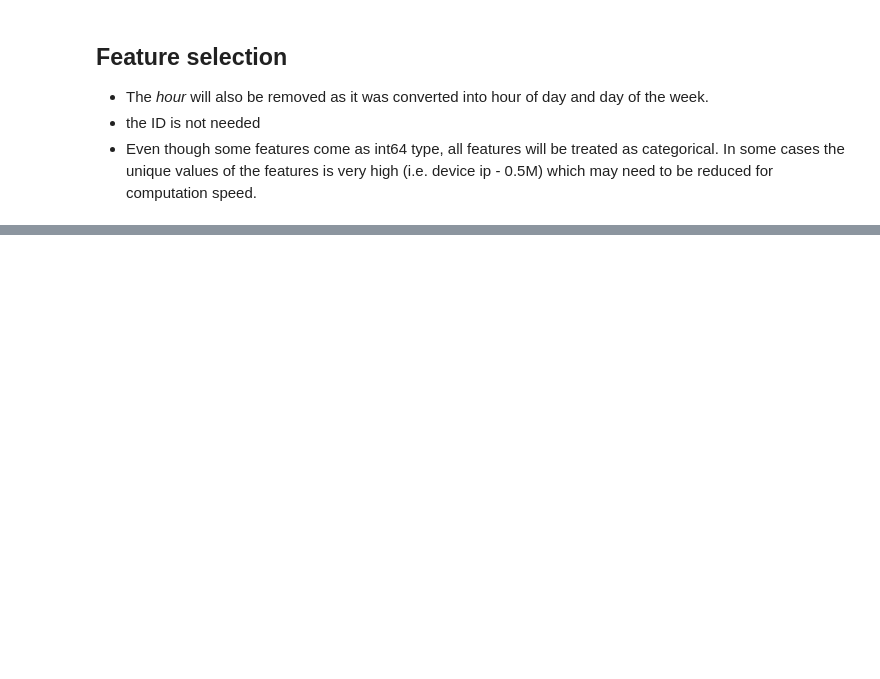
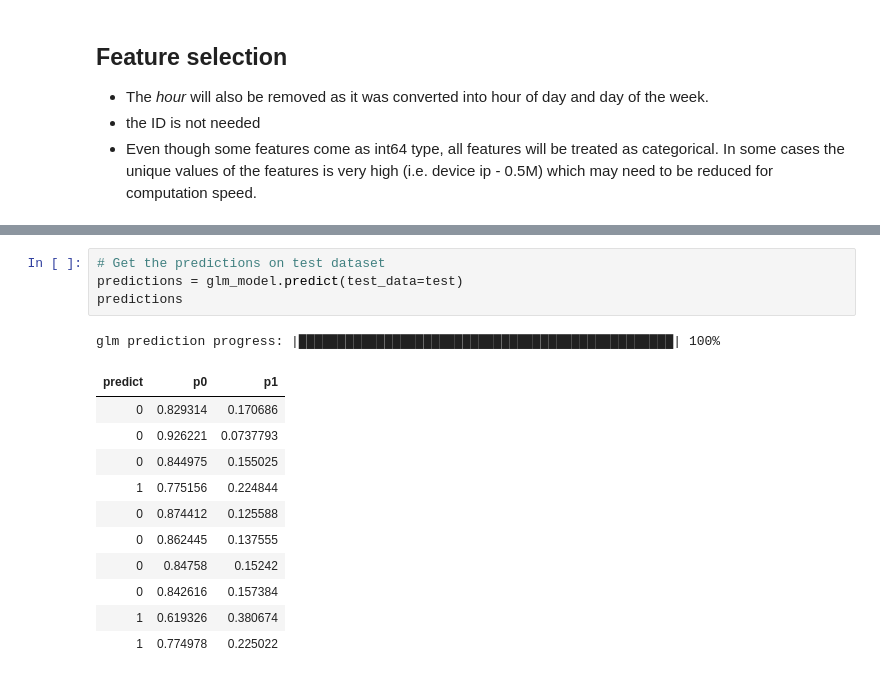
Before and after one commit to ppetruneac/ctr-prediction, a Jupyter notebook: CTR_prediction.ipynb, the cells around one changed output, grey strips where cells are left out. Drawn from its saved outputs; the diff is of its cells as text; blank space fills up the shorter version.

```diff
--- a/CTR_prediction.ipynb
+++ b/CTR_prediction.ipynb
@@ -325,0 +456,17 @@ train_sample.shape
+# %%
+# Get the predictions on test dataset
+predictions = glm_model.predict(test_data=test)
+predictions
+# %% [output]
+glm prediction progress: |████████████████████████████████████████████████| 100%
+| predict | p0 | p1 |
+| 0 | 0.829314 | 0.170686 |
+| 0 | 0.926221 | 0.0737793 |
+| 0 | 0.844975 | 0.155025 |
+| 1 | 0.775156 | 0.224844 |
+| 0 | 0.874412 | 0.125588 |
+| 0 | 0.862445 | 0.137555 |
+| 0 | 0.84758 | 0.15242 |
+| 0 | 0.842616 | 0.157384 |
+| 1 | 0.619326 | 0.380674 |
+| 1 | 0.774978 | 0.225022 |
```
Also changed, not shown: parts of 17 cells of this notebook.
